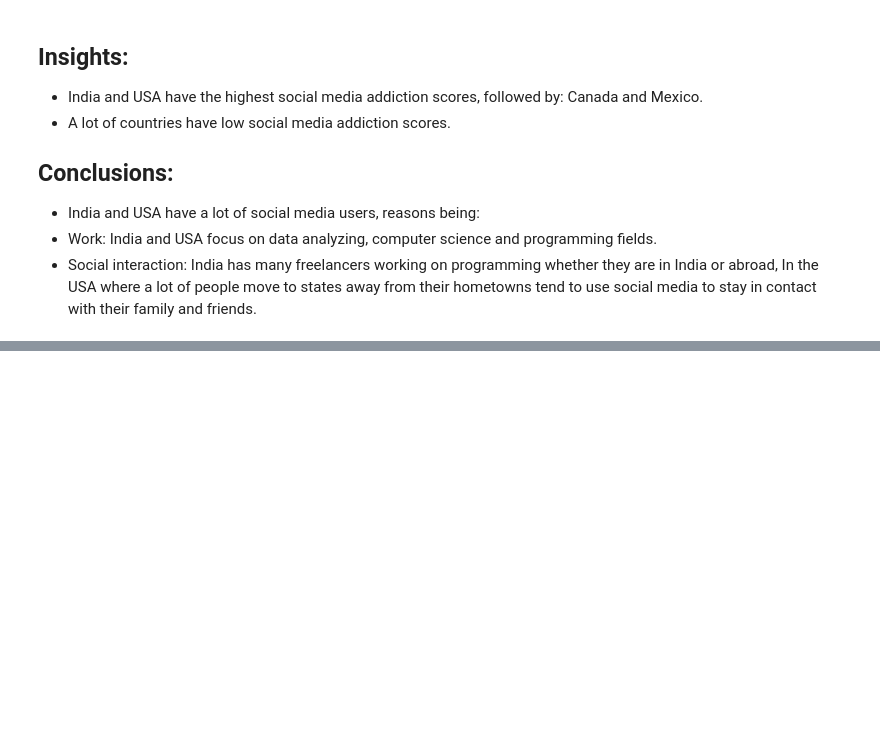
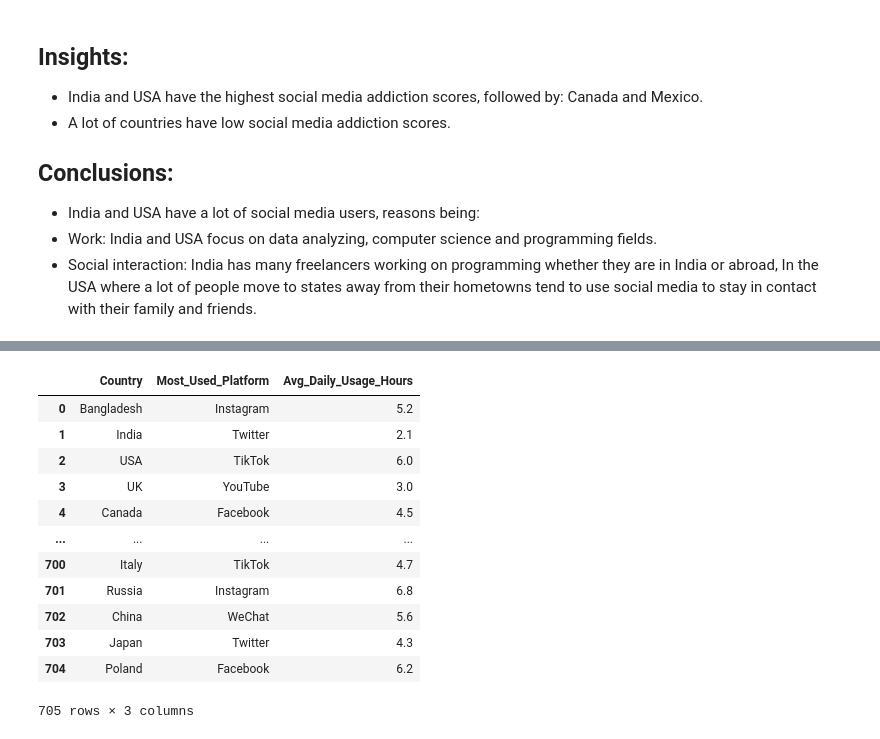
Before and after one commit to Fady-Foash97/Data-analysis-using-Pandas, a Jupyter notebook: Student social media addiction.ipynb, the cells around one changed output, grey strips where cells are left out. Cells and saved outputs as stored; diff of their text form; code cells hidden in the pictures; blank space fills up the shorter version.

```diff
--- a/Student social media addiction.ipynb
+++ b/Student social media addiction.ipynb
@@ -280,0 +393,16 @@ fig.show()
+# %%
+countries
+# %% [output]
+|  | Country | Most_Used_Platform | Avg_Daily_Usage_Hours |
+| 0 | Bangladesh | Instagram | 5.2 |
+| 1 | India | Twitter | 2.1 |
+| 2 | USA | TikTok | 6.0 |
+| 3 | UK | YouTube | 3.0 |
+| 4 | Canada | Facebook | 4.5 |
+| ... | ... | ... | ... |
+| 700 | Italy | TikTok | 4.7 |
+| 701 | Russia | Instagram | 6.8 |
+| 702 | China | WeChat | 5.6 |
+| 703 | Japan | Twitter | 4.3 |
+| 704 | Poland | Facebook | 6.2 |
+705 rows × 3 columns
```
Also changed, not shown: parts of 22 cells of this notebook.
